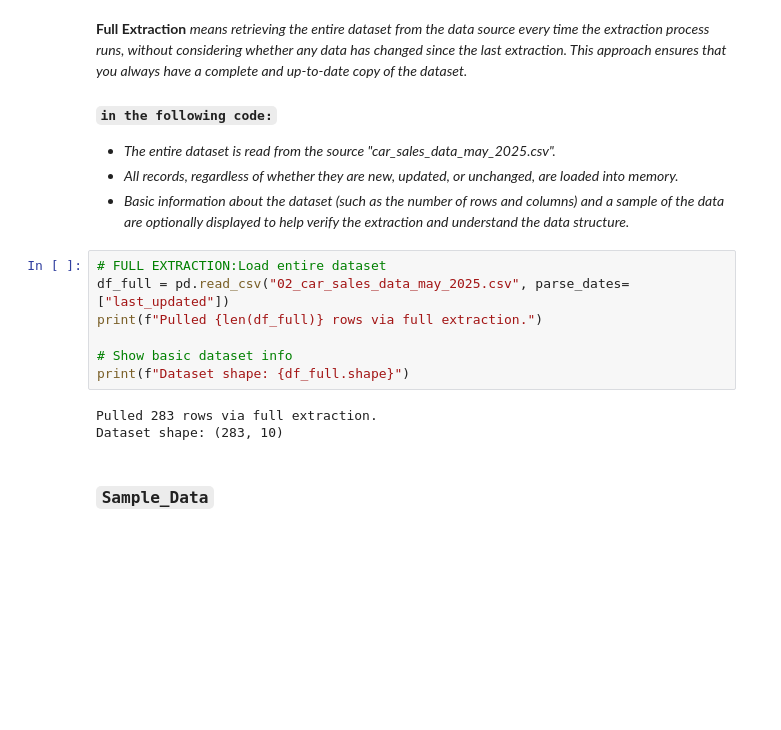
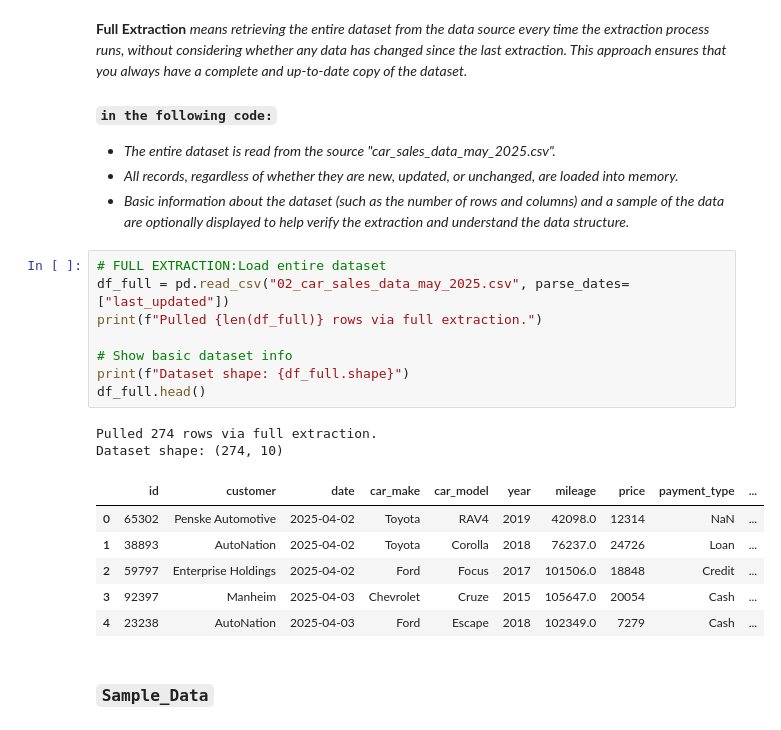
Before and after one commit to SnitTeshome/ETL_Extract-Snit_Teshome, a Jupyter notebook: 01_etl_extract.ipynb, the cells around one changed output. Cells and saved outputs as stored; diff of their text form; blank space fills up the shorter version.

```diff
--- a/01_etl_extract.ipynb
+++ b/01_etl_extract.ipynb
@@ -131,13 +116,20 @@ Number of unique days with sales records: 60
 # %%
 # FULL EXTRACTION:Load entire dataset
 df_full = pd.read_csv("02_car_sales_data_may_2025.csv", parse_dates=["last_updated"])
 print(f"Pulled {len(df_full)} rows via full extraction.")
 
 # Show basic dataset info
 print(f"Dataset shape: {df_full.shape}")
+df_full.head()
 # %% [output]
-Pulled 283 rows via full extraction.
-Dataset shape: (283, 10)
+Pulled 274 rows via full extraction.
+Dataset shape: (274, 10)
+|  | id | customer | date | car_make | car_model | year | mileage | price | payment_type | ... |
+| 0 | 65302 | Penske Automotive | 2025-04-02 | Toyota | RAV4 | 2019 | 42098.0 | 12314 | NaN | ... |
+| 1 | 38893 | AutoNation | 2025-04-02 | Toyota | Corolla | 2018 | 76237.0 | 24726 | Loan | ... |
+| 2 | 59797 | Enterprise Holdings | 2025-04-02 | Ford | Focus | 2017 | 101506.0 | 18848 | Credit | ... |
+| 3 | 92397 | Manheim | 2025-04-03 | Chevrolet | Cruze | 2015 | 105647.0 | 20054 | Cash | ... |
+| 4 | 23238 | AutoNation | 2025-04-03 | Ford | Escape | 2018 | 102349.0 | 7279 | Cash | ... |
 # %% [markdown]
 ### `Sample_Data`
 # %%
```
Also changed, not shown: parts of 14 cells of this notebook, 7 other files.
